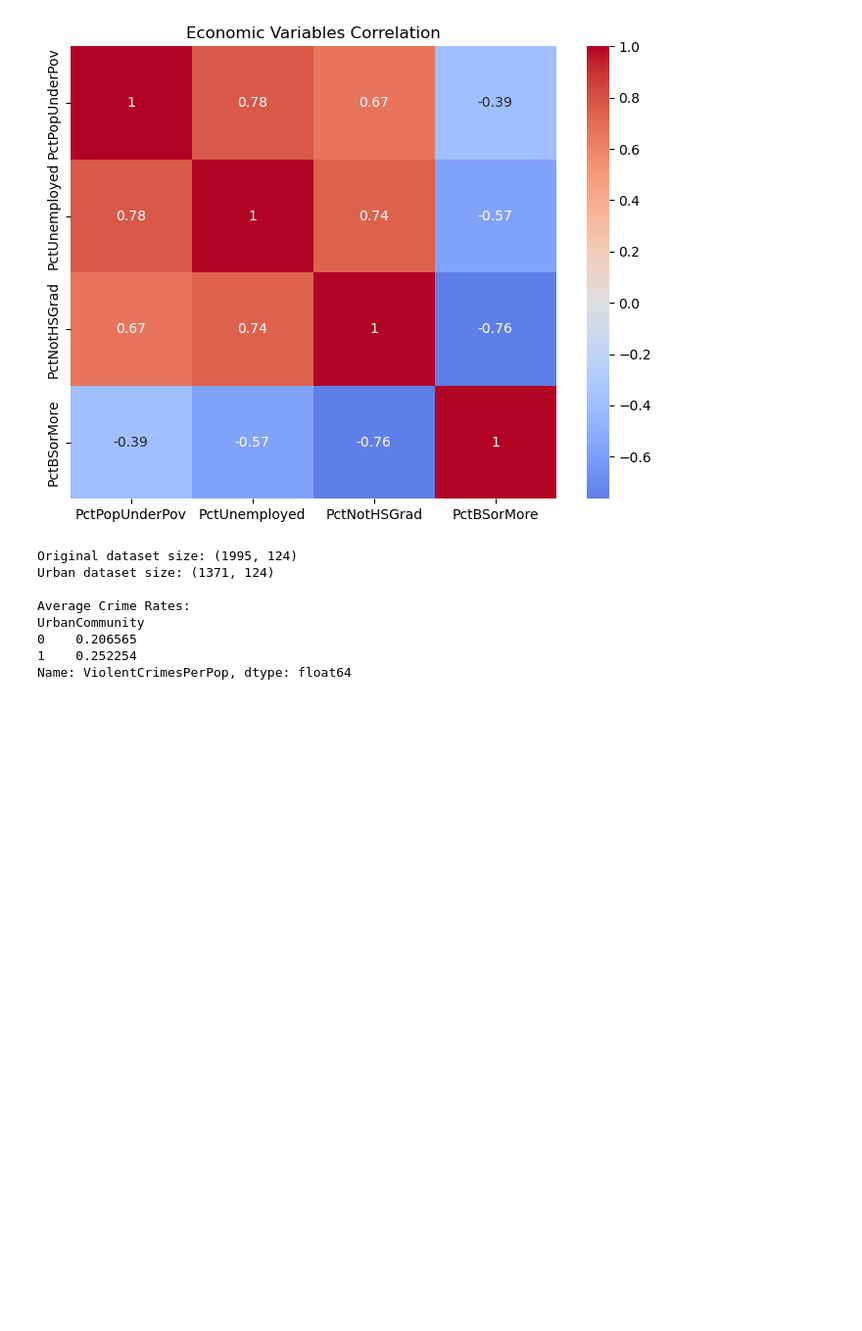
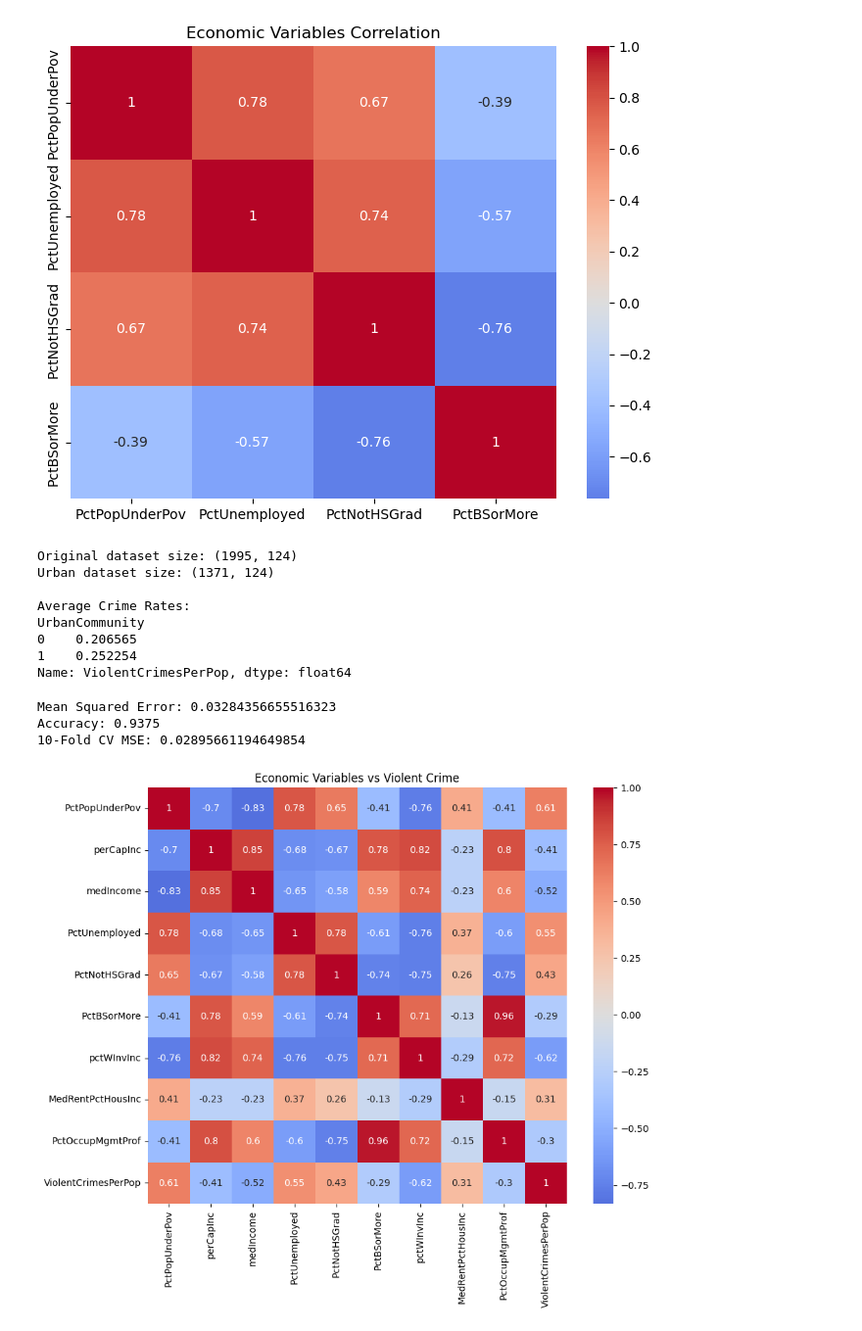
Before and after one commit to nlTyler/urban-crime-statistical-analysis, a Jupyter notebook: 210_Final_1.ipynb, the cells around one changed output. Shown at 98% size. Cells and saved outputs as stored; diff of their text form; code cells hidden in the pictures; blank space fills up the shorter version.

```diff
--- a/210_Final_1.ipynb
+++ b/210_Final_1.ipynb
@@ -238,3 +315,68 @@ UrbanCommunity
 0    0.206565
 1    0.252254
 Name: ViolentCrimesPerPop, dtype: float64
+# %%
+#Linear Regression with clean data
+#Train-Test aplit
+X = clean_df[features]
+y = clean_df['ViolentCrimesPerPop']
+
+X_train, X_test, y_train, y_test = train_test_split(
+    X, y,
+    test_size=0.2,
+    random_state=42
+)
+
+#linear Regression model
+linreg = LinearRegression()
+
+linreg.fit(X_train, y_train)
+
+#Predictions
+y_pred = linreg.predict(X_test)
+
+#MSE
+mse = mean_squared_error(y_test, y_pred)
+
+print("Mean Squared Error:", mse)
+
+threshold = 0.1
+
+y_test_binary = (y_test > threshold).astype(int)
+y_pred_binary = (y_pred > threshold).astype(int)
+
+accuracy = accuracy_score(y_test_binary, y_pred_binary)
+
+print("Accuracy:", accuracy)
+
+#10-Fold Cross Validation
+cv_scores = cross_val_score(
+    linreg,
+    X,
+    y,
+    cv=10,
+    scoring='neg_mean_squared_error'
+)
+
+cv_mse = -cv_scores.mean()
+
+print("10-Fold CV MSE:", cv_mse)
+# %% [output]
+Mean Squared Error: 0.03284356655516323
+Accuracy: 0.9375
+10-Fold CV MSE: 0.02895661194649854
+# %%
+econ_corr = clean_df[economic_vars + target].corr()
+
+plt.figure(figsize=(10,8))
+sns.heatmap(
+    econ_corr,
+    annot=True,
+    cmap="coolwarm",
+    center=0
+)
+
+plt.title("Economic Variables vs Violent Crime")
+plt.show()
+# %% [output]
+[figure, added]
```
Also changed, not shown: parts of 9 cells of this notebook.
